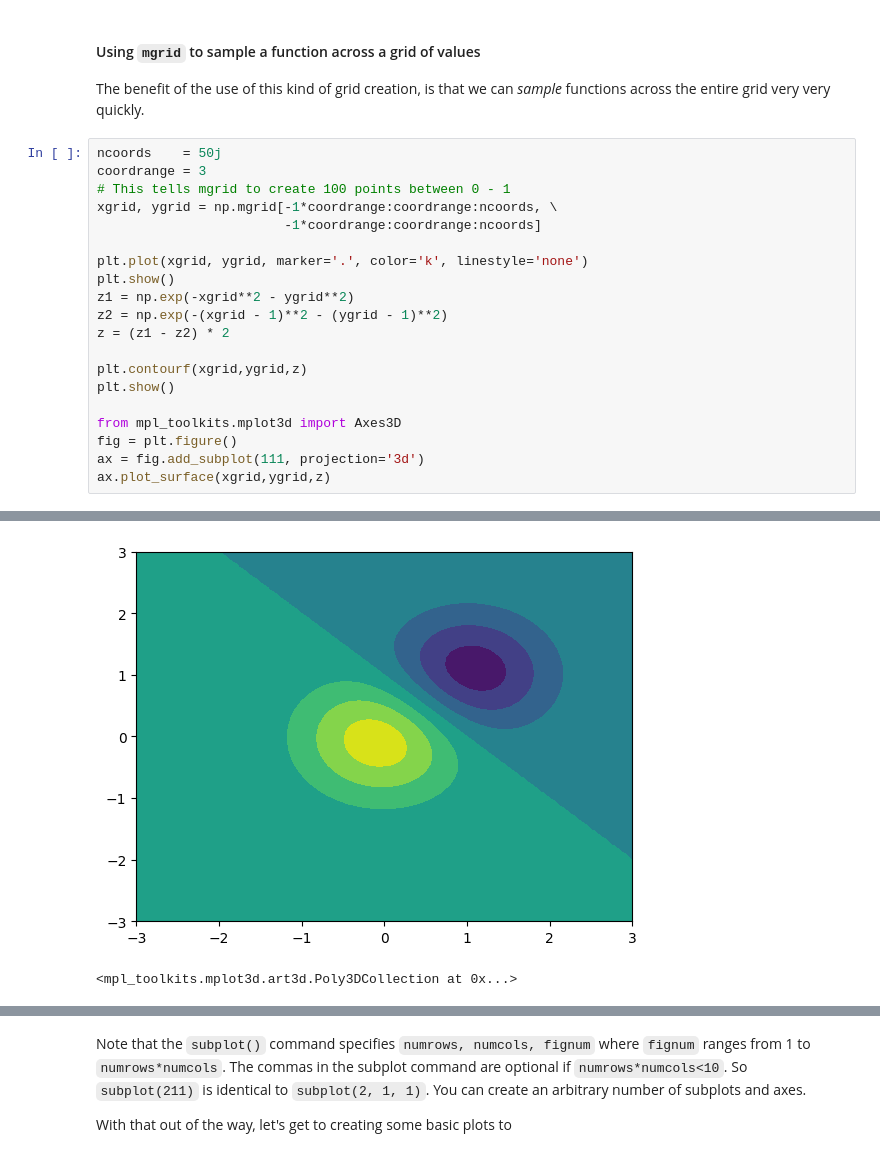
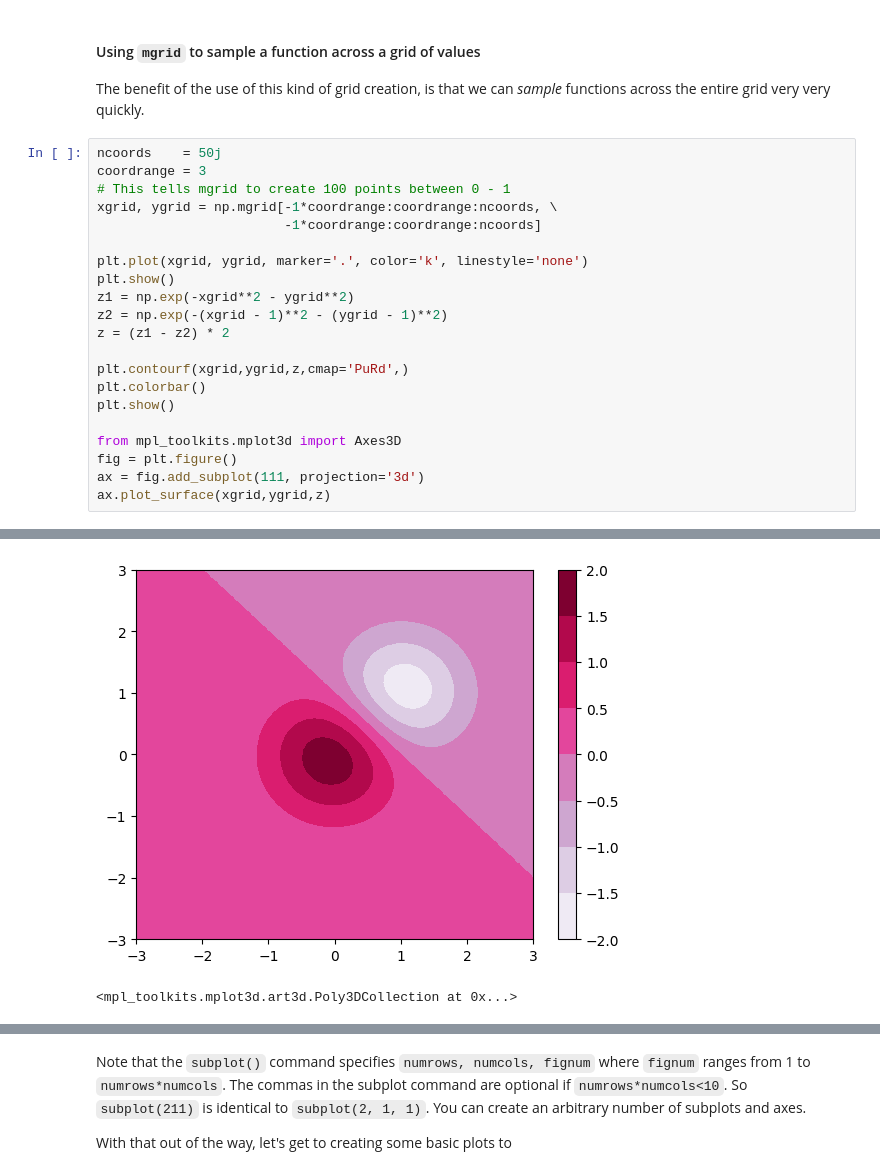
Before and after one commit to UChicagoPhysics/PHYS250, a Jupyter notebook: Examples/VisualizationExamples.ipynb, the cells around one changed output, grey strips where cells are left out. Saved outputs shown, nothing was run; the diff lists cells and outputs as text.

```diff
--- a/Examples/VisualizationExamples.ipynb
+++ b/Examples/VisualizationExamples.ipynb
@@ -169,26 +183,27 @@ The benefit of the use of this kind of grid creation, is that we can *sample* fu
 # %%
 ncoords    = 50j
 coordrange = 3
 # This tells mgrid to create 100 points between 0 - 1
 xgrid, ygrid = np.mgrid[-1*coordrange:coordrange:ncoords, \
                         -1*coordrange:coordrange:ncoords]
 
 plt.plot(xgrid, ygrid, marker='.', color='k', linestyle='none')
 plt.show()
 z1 = np.exp(-xgrid**2 - ygrid**2)
 z2 = np.exp(-(xgrid - 1)**2 - (ygrid - 1)**2)
 z = (z1 - z2) * 2
 
-plt.contourf(xgrid,ygrid,z)
+plt.contourf(xgrid,ygrid,z,cmap='PuRd',)
+plt.colorbar()
 plt.show()
 
 from mpl_toolkits.mplot3d import Axes3D
 fig = plt.figure()
 ax = fig.add_subplot(111, projection='3d')
 ax.plot_surface(xgrid,ygrid,z)
 # %% [output]
 [figure]
-[figure, old version]
+[figure, new version]
 <mpl_toolkits.mplot3d.art3d.Poly3DCollection at 0x...>
 [figure]
 # %% [markdown]
```
Also changed, not shown: parts of 2 cells of this notebook, 14 other files.
